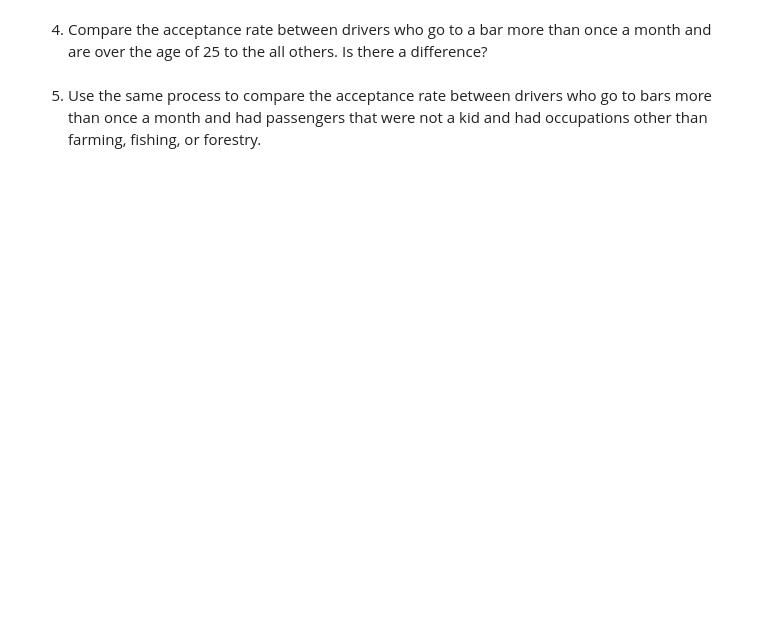
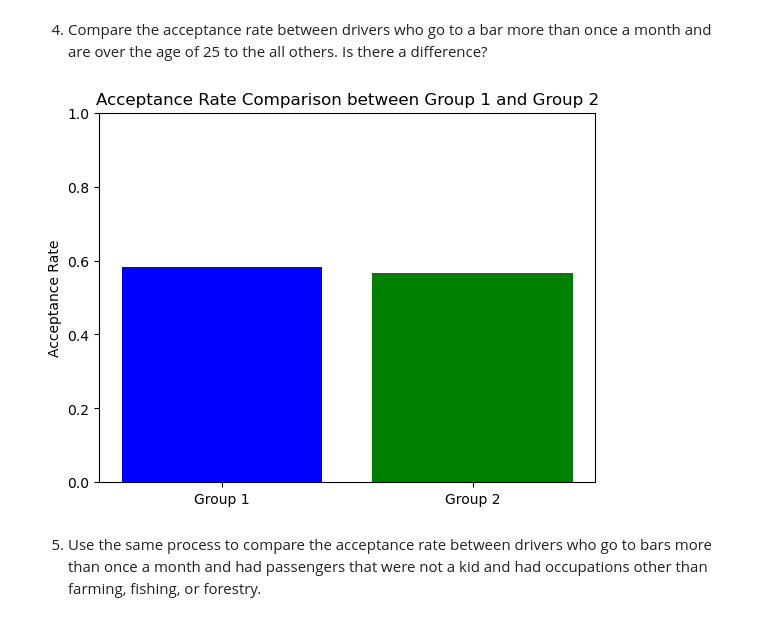
Before and after one commit to lakshmip8217/PAA_5.1, a Jupyter notebook: prompt.ipynb, the cells around one changed output. Saved outputs shown, nothing was run; the diff lists cells and outputs as text; code cells hidden in the pictures; blank space fills up the shorter version.

```diff
--- a/prompt.ipynb
+++ b/prompt.ipynb
@@ -266,4 +341,38 @@ Now, we will lead you through an exploration of just the bar related coupons.
 # %% [markdown]
 4. Compare the acceptance rate between drivers who go to a bar more than once a month and are over the age of 25 to the all others.  Is there a difference?
+# %%
+# unique values of bar column
+#df['Bar'].unique() # ['never', 'less1', '1~3', 'gt8', NaN, '4~8']
+
+# Convert 'Age' column to numeric type (int or float), otherwise thrown TypeError: '>' not supported between instances of 'str' and 'int'
+df['age'] = pd.to_numeric(df['age'], errors='coerce')  # coerce to handle non-numeric strings
+
+# Define values to compare against
+compare_values = ['1~3', '4~8', 'gt8']
+
+passenger_values = df['passanger'].unique()
+#array(['Alone', 'Friend(s)', 'Kid(s)', 'Partner'], dtype=object)
+
+# Filter drivers(passanger column with Alone value is treated as Driver) who go to a bar more than once a month and are over age 25
+group_1 = df[(df['Bar'].isin(compare_values)) & (df['age'] > 25) & (df['passanger'] == "Alone")]
+
+# # Filter all other drivers
+group_2 = df[~((df['Bar'].isin(compare_values)) & (df['age'] > 25) & (df['passanger'] == "Alone"))]
+
+# Calculate acceptance rates for both groups
+acceptance_rate_group_1 = group_1['Y'].mean()
+acceptance_rate_group_2 = group_2['Y'].mean()
+
+#Plotting
+labels = ['Group 1', 'Group 2']
+acceptance_rates = [acceptance_rate_group_1, acceptance_rate_group_2]
+
+plt.bar(labels, acceptance_rates, color=['blue', 'green'])
+plt.ylabel('Acceptance Rate')
+plt.title('Acceptance Rate Comparison between Group 1 and Group 2')
+plt.ylim(0, 1)  # Set the y-axis limit from 0 to 1 (assuming acceptance rate is between 0 and 1)
+plt.show()
+# %% [output]
+[figure, added]
 # %% [markdown]
 5. Use the same process to compare the acceptance rate between drivers who go to bars more than once a month and had passengers that were not a kid and had occupations other than farming, fishing, or forestry.
```
Also changed, not shown: parts of 8 cells of this notebook.
